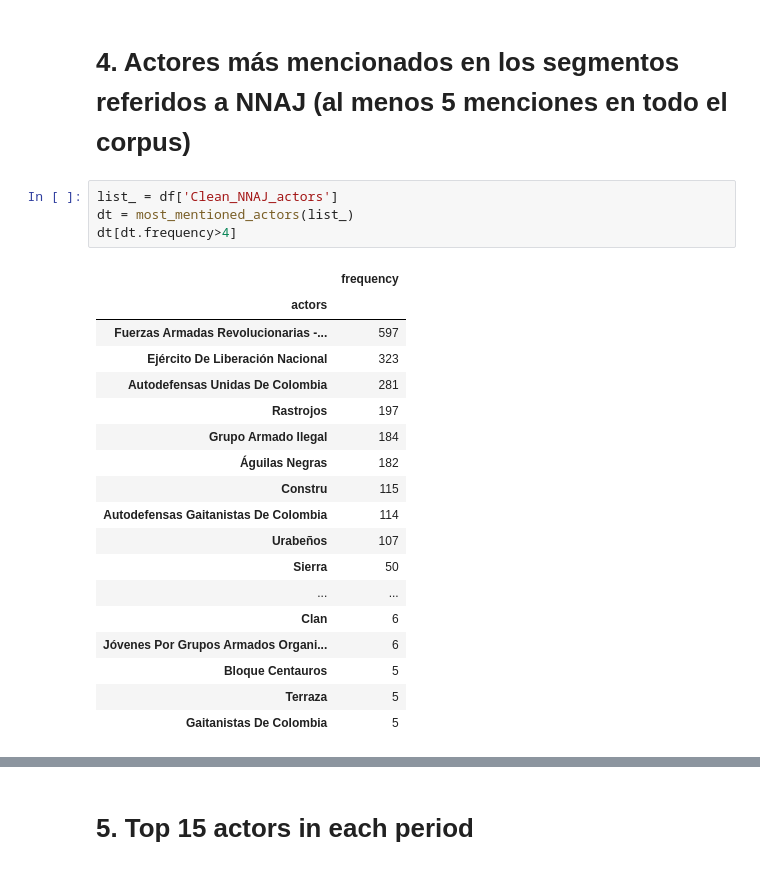
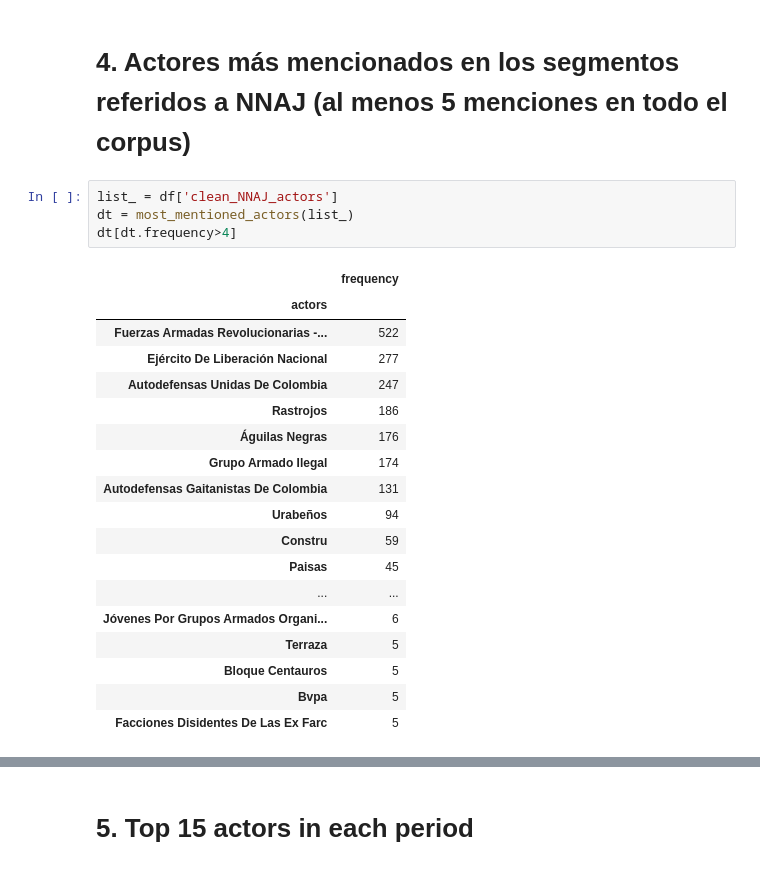
Before and after one commit to ylizama/alertas_colombia, a Jupyter notebook: 17_Actors_Timeline_Report2.0.ipynb, the cells around one changed output, grey strips where cells are left out. Cells and saved outputs as stored; diff of their text form.

```diff
--- a/17_Actors_Timeline_Report2.0.ipynb
+++ b/17_Actors_Timeline_Report2.0.ipynb
@@ -33,25 +35,25 @@ def most_mentioned_actors(actors):
 # %% [markdown]
 # 4. Actores más mencionados en los segmentos referidos a NNAJ (al menos 5 menciones en todo el corpus)
 # %%
-list_ = df['Clean_NNAJ_actors']
+list_ = df['clean_NNAJ_actors']
 dt = most_mentioned_actors(list_)
 dt[dt.frequency>4]
 # %% [output]
 |  | frequency |
 | actors |  |
-| Fuerzas Armadas Revolucionarias -... | 597 |
-| Ejército De Liberación Nacional | 323 |
-| Autodefensas Unidas De Colombia | 281 |
-| Rastrojos | 197 |
-| Grupo Armado Ilegal | 184 |
-| Águilas Negras | 182 |
-| Constru | 115 |
-| Autodefensas Gaitanistas De Colombia | 114 |
-| Urabeños | 107 |
-| Sierra | 50 |
+| Fuerzas Armadas Revolucionarias -... | 522 |
+| Ejército De Liberación Nacional | 277 |
+| Autodefensas Unidas De Colombia | 247 |
+| Rastrojos | 186 |
+| Águilas Negras | 176 |
+| Grupo Armado Ilegal | 174 |
+| Autodefensas Gaitanistas De Colombia | 131 |
+| Urabeños | 94 |
+| Constru | 59 |
+| Paisas | 45 |
 | ... | ... |
-| Clan | 6 |
 | Jóvenes Por Grupos Armados Organi... | 6 |
+| Terraza | 5 |
 | Bloque Centauros | 5 |
-| Terraza | 5 |
-| Gaitanistas De Colombia | 5 |
+| Bvpa | 5 |
+| Facciones Disidentes De Las Ex Farc | 5 |
```
Also changed, not shown: parts of 18 cells of this notebook, 5 other files.
